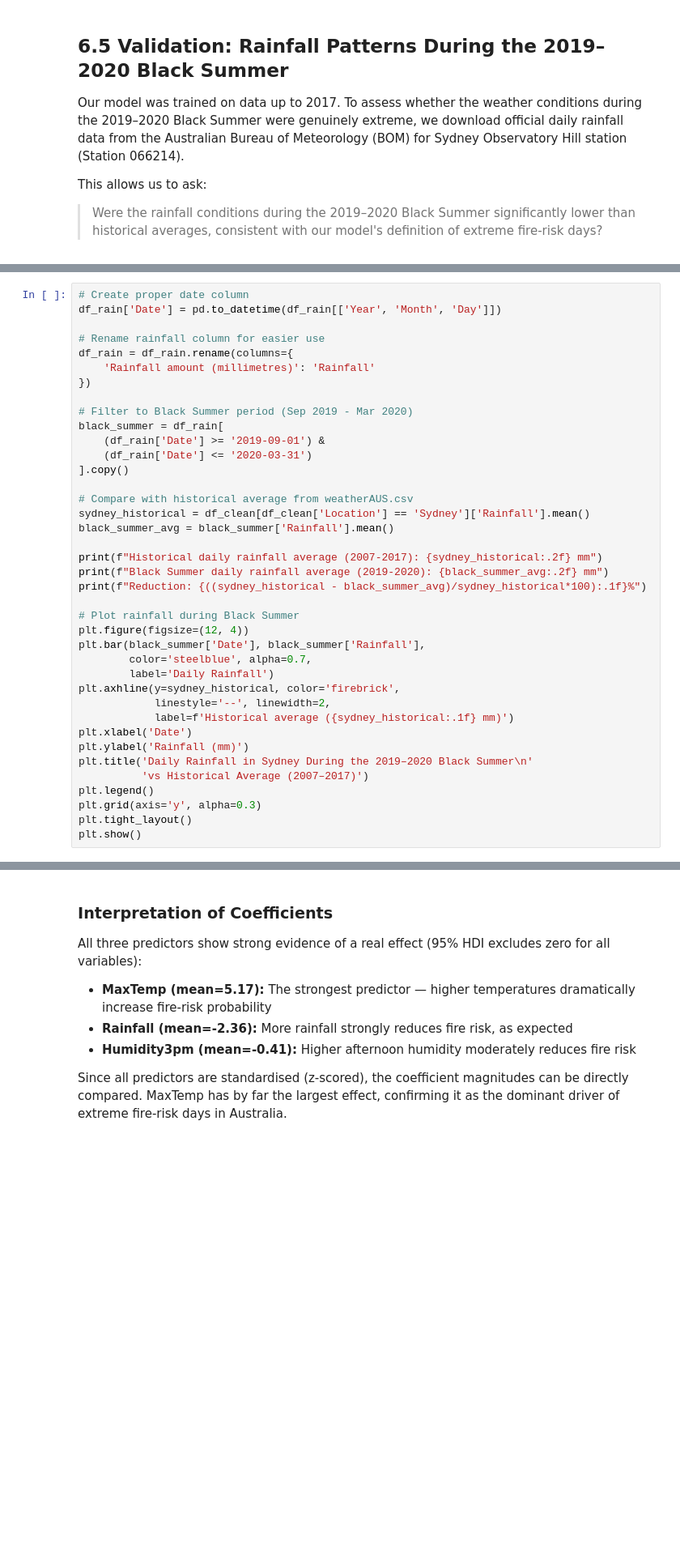
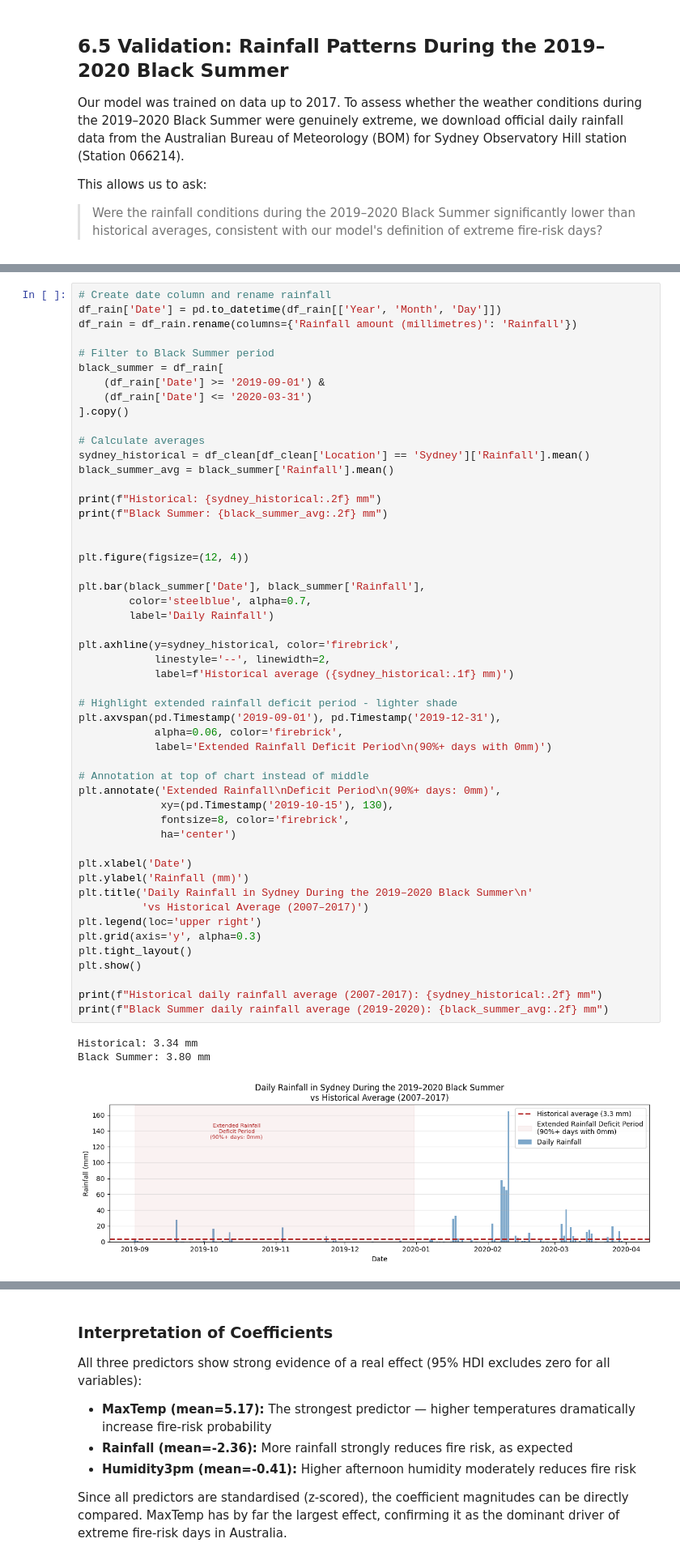
Before and after one commit to kr1stawang0510-cloud/individual-assignment, a Jupyter notebook: What_Weather_Conditions_Drive_Extreme_Fire_Risk_in_Australia.ipynb, the cells around one changed output, grey strips where cells are left out. Shown at 81% size. Drawn from its saved outputs; the diff is of its cells as text; blank space fills up the shorter version.

```diff
--- a/What_Weather_Conditions_Drive_Extreme_Fire_Risk_in_Australia.ipynb
+++ b/What_Weather_Conditions_Drive_Extreme_Fire_Risk_in_Australia.ipynb
@@ -492,39 +644,55 @@ print(df_rain.head())
 # %%
-# Create proper date column
+# Create date column and rename rainfall
 df_rain['Date'] = pd.to_datetime(df_rain[['Year', 'Month', 'Day']])
+df_rain = df_rain.rename(columns={'Rainfall amount (millimetres)': 'Rainfall'})
 
-# Rename rainfall column for easier use
-df_rain = df_rain.rename(columns={
-    'Rainfall amount (millimetres)': 'Rainfall'
-})
-
-# Filter to Black Summer period (Sep 2019 - Mar 2020)
+# Filter to Black Summer period
 black_summer = df_rain[
     (df_rain['Date'] >= '2019-09-01') &
     (df_rain['Date'] <= '2020-03-31')
 ].copy()
 
-# Compare with historical average from weatherAUS.csv
+# Calculate averages
 sydney_historical = df_clean[df_clean['Location'] == 'Sydney']['Rainfall'].mean()
 black_summer_avg = black_summer['Rainfall'].mean()
 
-print(f"Historical daily rainfall average (2007-2017): {sydney_historical:.2f} mm")
-print(f"Black Summer daily rainfall average (2019-2020): {black_summer_avg:.2f} mm")
-print(f"Reduction: {((sydney_historical - black_summer_avg)/sydney_historical*100):.1f}%")
+print(f"Historical: {sydney_historical:.2f} mm")
+print(f"Black Summer: {black_summer_avg:.2f} mm")
 
-# Plot rainfall during Black Summer
+
 plt.figure(figsize=(12, 4))
+
 plt.bar(black_summer['Date'], black_summer['Rainfall'],
         color='steelblue', alpha=0.7,
         label='Daily Rainfall')
+
 plt.axhline(y=sydney_historical, color='firebrick',
             linestyle='--', linewidth=2,
             label=f'Historical average ({sydney_historical:.1f} mm)')
+
+# Highlight extended rainfall deficit period - lighter shade
+plt.axvspan(pd.Timestamp('2019-09-01'), pd.Timestamp('2019-12-31'),
+            alpha=0.06, color='firebrick',
+            label='Extended Rainfall Deficit Period\n(90%+ days with 0mm)')
+
+# Annotation at top of chart instead of middle
+plt.annotate('Extended Rainfall\nDeficit Period\n(90%+ days: 0mm)',
+             xy=(pd.Timestamp('2019-10-15'), 130),
+             fontsize=8, color='firebrick',
+             ha='center')
+
 plt.xlabel('Date')
 plt.ylabel('Rainfall (mm)')
 plt.title('Daily Rainfall in Sydney During the 2019–2020 Black Summer\n'
           'vs Historical Average (2007–2017)')
-plt.legend()
+plt.legend(loc='upper right')
 plt.grid(axis='y', alpha=0.3)
 plt.tight_layout()
 plt.show()
+
+print(f"Historical daily rainfall average (2007-2017): {sydney_historical:.2f} mm")
+print(f"Black Summer daily rainfall average (2019-2020): {black_summer_avg:.2f} mm")
+# %% [output]
+Historical: 3.34 mm
+Black Summer: 3.80 mm
+[figure, added]
```
Also changed, not shown: parts of 28 cells of this notebook.
